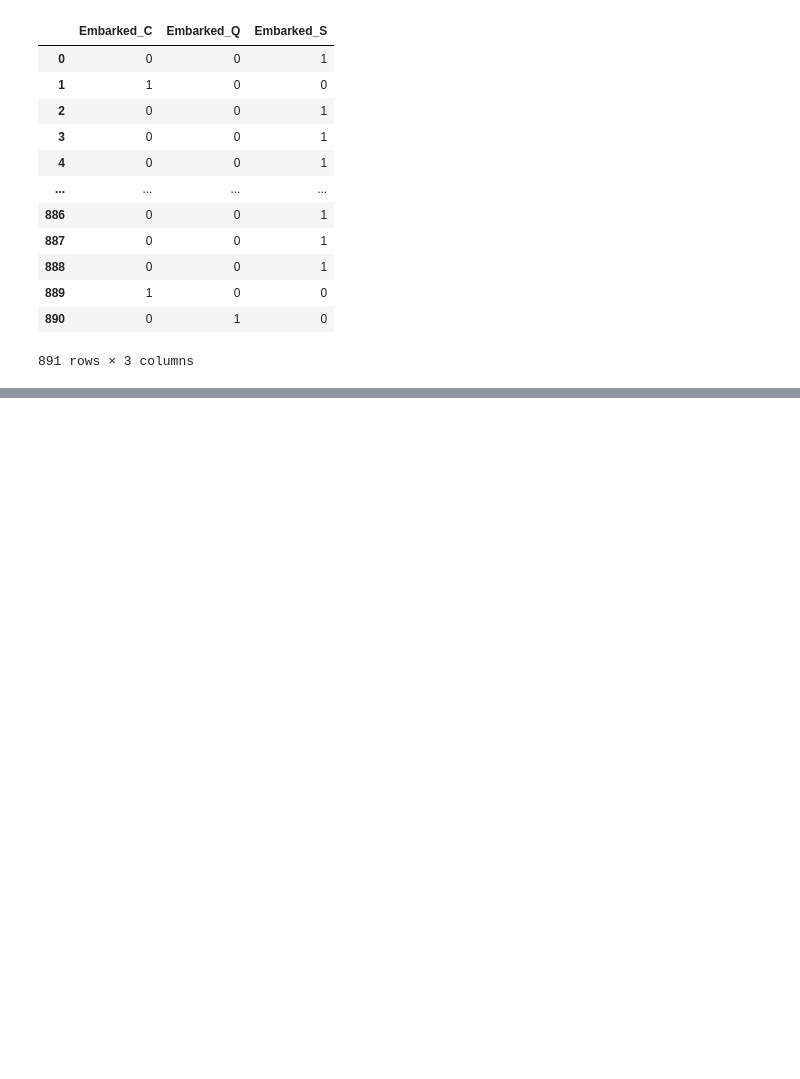
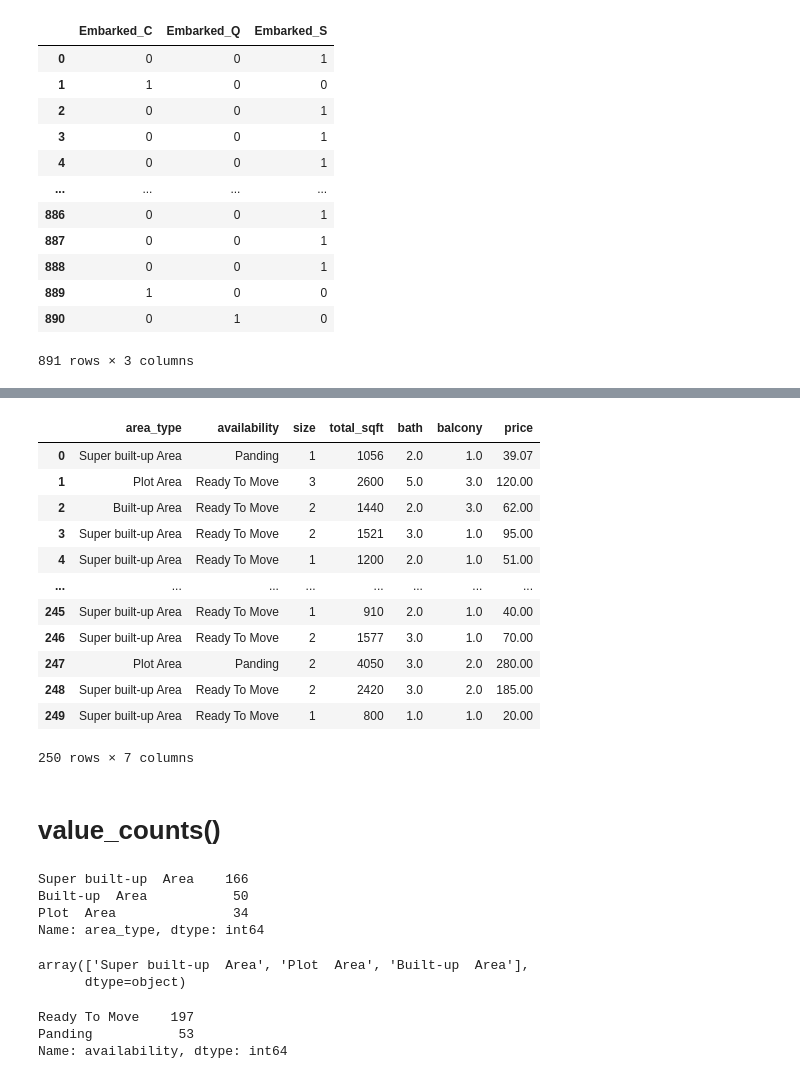
Before and after one commit to ankushgupta05/ML-BY-SISTec-4th-sem, a Jupyter notebook: ML/Encodding/Handle categorical features.ipynb, the cells around one changed output, grey strips where cells are left out. Drawn from its saved outputs; the diff is of its cells as text; code cells hidden in the pictures; blank space fills up the shorter version.

```diff
--- a/ML/Encodding/Handle categorical features.ipynb
+++ b/ML/Encodding/Handle categorical features.ipynb
@@ -159,0 +307,8 @@ df4.head()   # delete Embarked columns
+# %%
+df2 =df[['size']]   # it give dataframe
+df2
+
+
+
+# df2 =df[['size']]   # it give numpy array
+# df2
@@ -159,0 +331,3 @@ df4.head()   # delete Embarked columns
+# %%
+le = LabelEncoder()
+le
@@ -159,0 +336,7 @@ df4.head()   # delete Embarked columns
+# %%
+print(df2)
+
+print()
+print()
+
+le.fit_transform(df2)
@@ -159,0 +370,3 @@ df4.head()   # delete Embarked columns
+# %%
+df2['size_update'] = le.fit_transform(df2)
+df2
@@ -159,0 +392,37 @@ df4.head()   # delete Embarked columns
+# %%
+df['size'] = df2['size_update']
+df
+# %% [output]
+|  | area_type | availability | size | total_sqft | bath | balcony | price |
+| 0 | Super built-up Area | Panding | 1 | 1056 | 2.0 | 1.0 | 39.07 |
+| 1 | Plot Area | Ready To Move | 3 | 2600 | 5.0 | 3.0 | 120.00 |
+| 2 | Built-up Area | Ready To Move | 2 | 1440 | 2.0 | 3.0 | 62.00 |
+| 3 | Super built-up Area | Ready To Move | 2 | 1521 | 3.0 | 1.0 | 95.00 |
+| 4 | Super built-up Area | Ready To Move | 1 | 1200 | 2.0 | 1.0 | 51.00 |
+| ... | ... | ... | ... | ... | ... | ... | ... |
+| 245 | Super built-up Area | Ready To Move | 1 | 910 | 2.0 | 1.0 | 40.00 |
+| 246 | Super built-up Area | Ready To Move | 2 | 1577 | 3.0 | 1.0 | 70.00 |
+| 247 | Plot Area | Panding | 2 | 4050 | 3.0 | 2.0 | 280.00 |
+| 248 | Super built-up Area | Ready To Move | 2 | 2420 | 3.0 | 2.0 | 185.00 |
+| 249 | Super built-up Area | Ready To Move | 1 | 800 | 1.0 | 1.0 | 20.00 |
+250 rows × 7 columns
+# %% [markdown]
+# value_counts()
+# %%
+df['area_type'].value_counts()
+# %% [output]
+Super built-up  Area    166
+Built-up  Area           50
+Plot  Area               34
+Name: area_type, dtype: int64
+# %%
+df['area_type'].unique()
+# %% [output]
+array(['Super built-up  Area', 'Plot  Area', 'Built-up  Area'],
+      dtype=object)
+# %%
+df['availability'].value_counts()
+# %% [output]
+Ready To Move    197
+Panding           53
+Name: availability, dtype: int64
```
Also changed, not shown: parts of 25 cells of this notebook, 2 other files.
